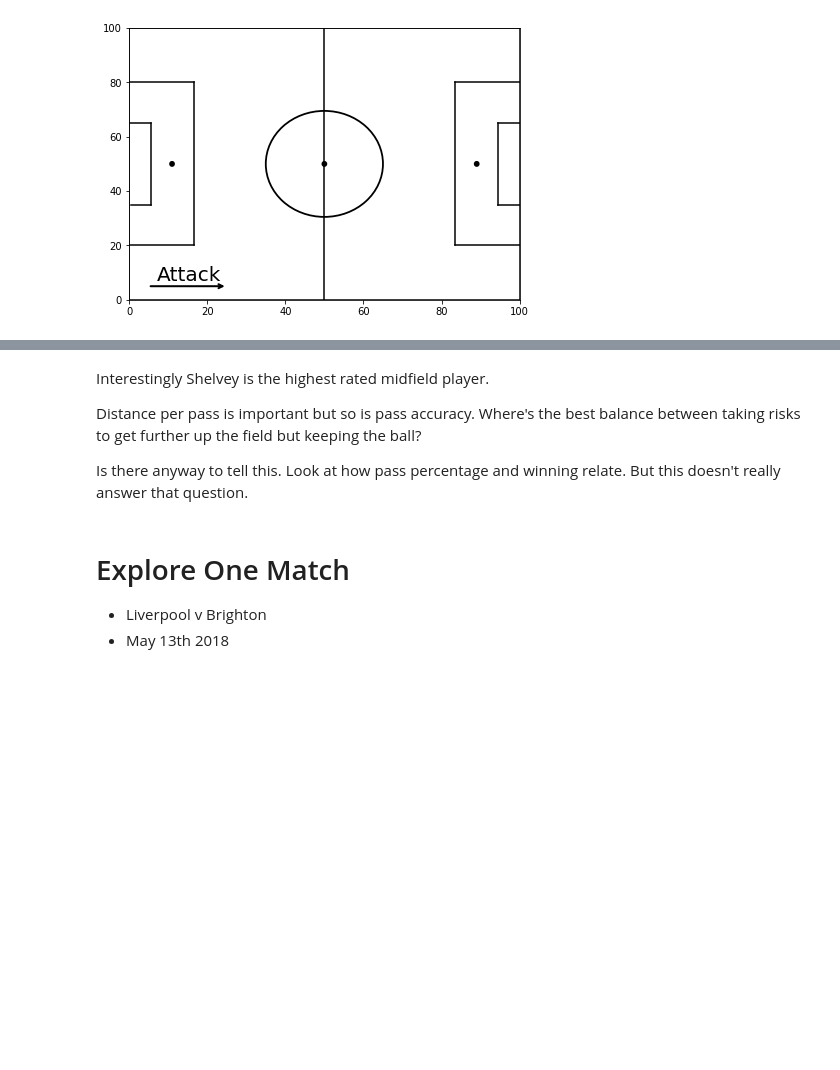
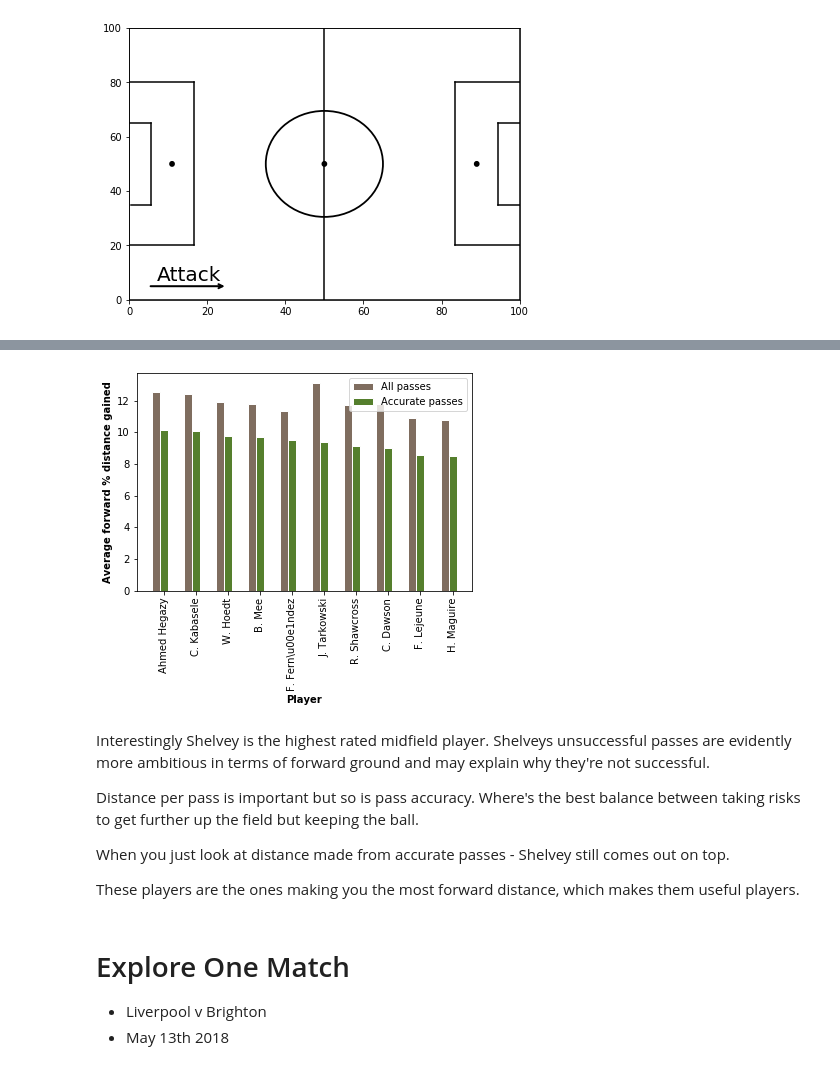
Before and after one commit to AndrewWalker251/football_analytics, a Jupyter notebook: Data Exploration.ipynb, the cells around one changed output, grey strips where cells are left out. Saved outputs shown, nothing was run; the diff lists cells and outputs as text; code cells hidden in the pictures; blank space fills up the shorter version.

```diff
--- a/Data Exploration.ipynb
+++ b/Data Exploration.ipynb
@@ -143,0 +145,11 @@ df_forward_gain[(df_forward_gain['code3'] == 'MID') &
+# %%
+# Defenders
+# Only include those with more than 500 passes over the season.
+defd = df_forward_gain[(df_forward_gain['code3'] == 'DEF') &
+                (df_forward_gain['number_events'] > 500)
+               ].sort_values('average_net_x_perc_gain_per_pass_accurate',
+                             ascending=False)[['shortName',
+                                               'number_events',
+                                               'average_net_x_perc_gain_per_pass',
+                                               'average_net_x_perc_gain_per_pass_accurate',
+                                               'pass_accuracy_perc']].head(10)
@@ -144,7 +186,13 @@ df_forward_gain[(df_forward_gain['code3'] == 'MID') &
+# %%
+bar_graph_distance_gained(defd)
+# %% [output]
+[figure, added]
 # %% [markdown]
-Interestingly Shelvey is the highest rated midfield player.
+Interestingly Shelvey is the highest rated midfield player. Shelveys unsuccessful passes are evidently more ambitious in terms of forward ground and may explain why they're not successful.
 
-Distance per pass is important but so is pass accuracy. Where's the best balance between taking risks to get further up the field but keeping the ball?
+Distance per pass is important but so is pass accuracy. Where's the best balance between taking risks to get further up the field but keeping the ball.
 
-Is there anyway to tell this. Look at how pass percentage and winning relate. But this doesn't really answer that question.
+When you just look at distance made from accurate passes - Shelvey still comes out on top.
+
+These players are the ones making you the most forward distance, which makes them useful players.
 # %%
```
Also changed, not shown: parts of 19 cells of this notebook, 1 other file.
